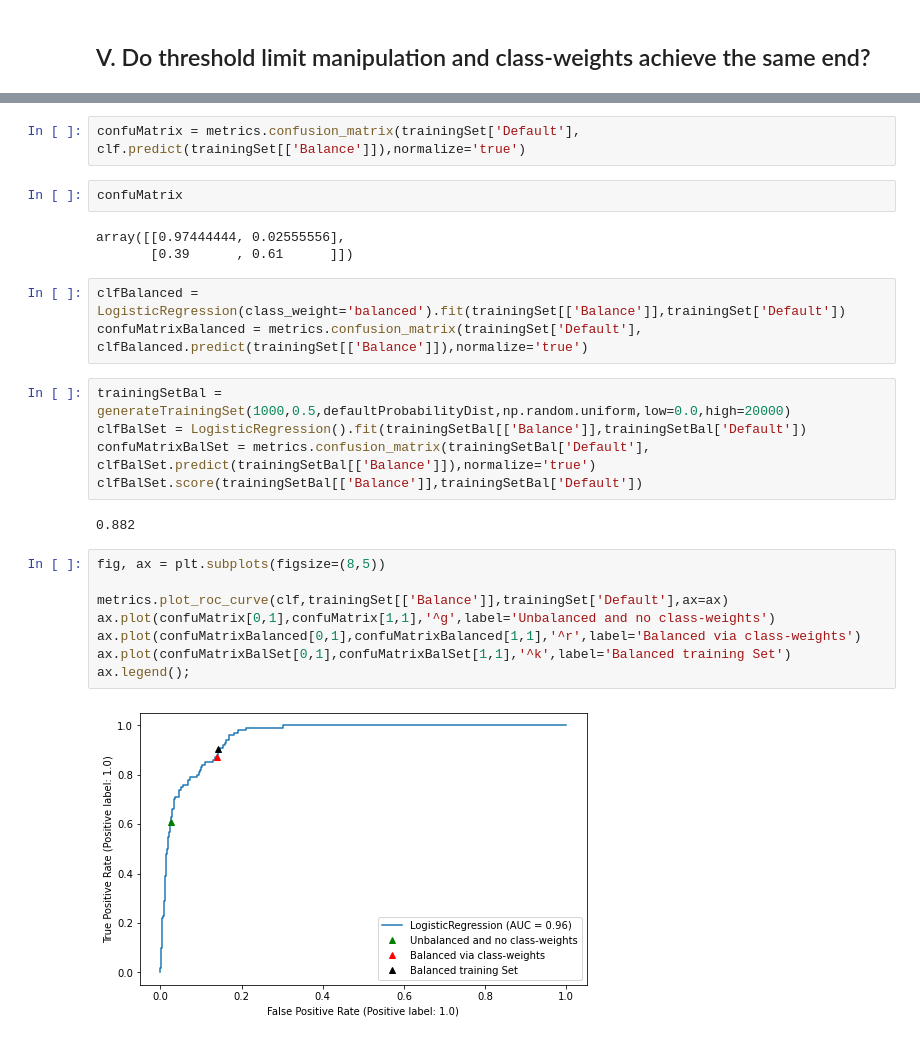
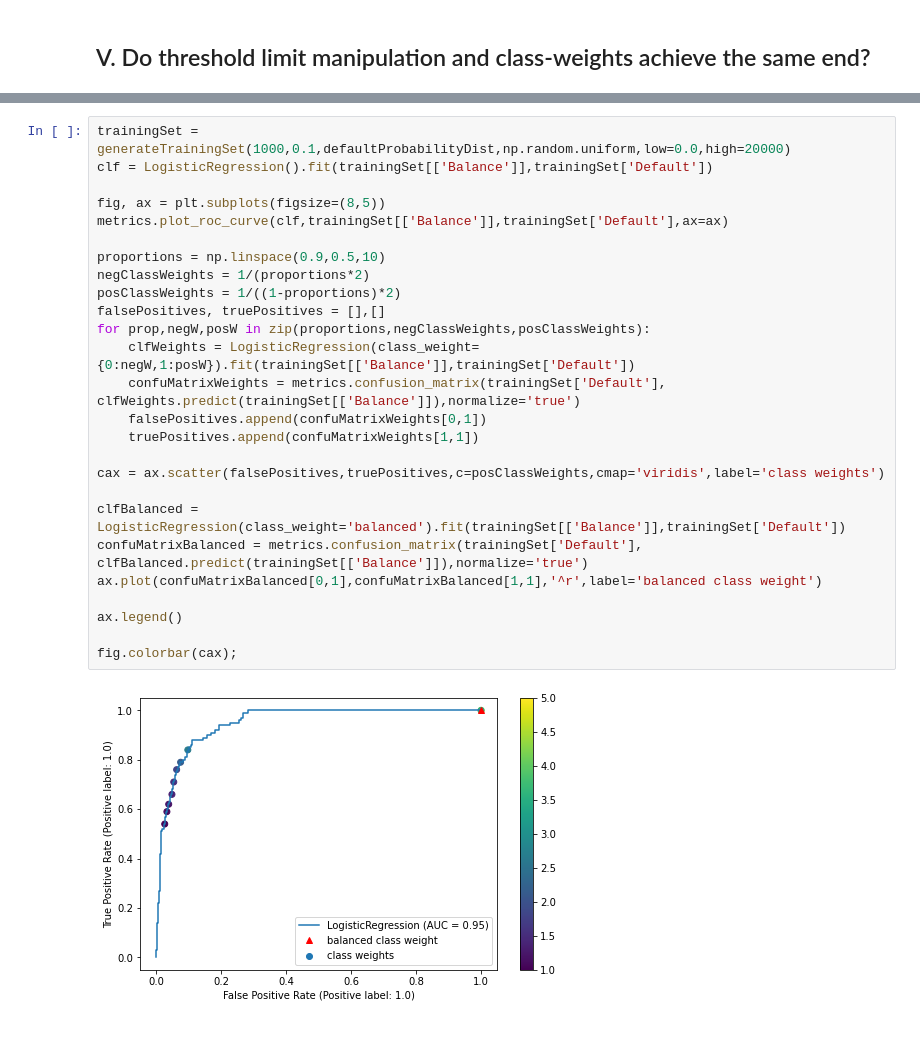
Before and after one commit to AnirbanChakraborty06/StatisticalLearning-ConfusionToClarity, a Jupyter notebook: AnswersAndDemos/Class weights and threshold in Logistic Regression.ipynb, the cells around one changed output, grey strips where cells are left out. Saved outputs shown, nothing was run; the diff lists cells and outputs as text.

```diff
--- a/AnswersAndDemos/Class weights and threshold in Logistic Regression.ipynb
+++ b/AnswersAndDemos/Class weights and threshold in Logistic Regression.ipynb
@@ -303,28 +289,29 @@ clf.score(trainingSet[['Balance']],trainingSet['Default'])
-# %%
-confuMatrix = metrics.confusion_matrix(trainingSet['Default'], clf.predict(trainingSet[['Balance']]),normalize='true')
-# %%
-confuMatrix
-# %% [output]
-array([[0.97444444, 0.02555556],
-       [0.39      , 0.61      ]])
-# %%
-clfBalanced = LogisticRegression(class_weight='balanced').fit(trainingSet[['Balance']],trainingSet['Default'])
-confuMatrixBalanced = metrics.confusion_matrix(trainingSet['Default'], clfBalanced.predict(trainingSet[['Balance']]),normalize='true')
-# %%
-trainingSetBal = generateTrainingSet(1000,0.5,defaultProbabilityDist,np.random.uniform,low=0.0,high=20000)
-clfBalSet = LogisticRegression().fit(trainingSetBal[['Balance']],trainingSetBal['Default'])
-confuMatrixBalSet = metrics.confusion_matrix(trainingSetBal['Default'], clfBalSet.predict(trainingSetBal[['Balance']]),normalize='true')
-clfBalSet.score(trainingSetBal[['Balance']],trainingSetBal['Default'])
-# %% [output]
-0.882
-# %%
-fig, ax = plt.subplots(figsize=(8,5))
-
-metrics.plot_roc_curve(clf,trainingSet[['Balance']],trainingSet['Default'],ax=ax)
-ax.plot(confuMatrix[0,1],confuMatrix[1,1],'^g',label='Unbalanced and no class-weights')
-ax.plot(confuMatrixBalanced[0,1],confuMatrixBalanced[1,1],'^r',label='Balanced via class-weights')
-ax.plot(confuMatrixBalSet[0,1],confuMatrixBalSet[1,1],'^k',label='Balanced training Set')
-ax.legend();
-# %% [output]
-[figure, removed]
+# %%
+trainingSet = generateTrainingSet(1000,0.1,defaultProbabilityDist,np.random.uniform,low=0.0,high=20000)
+clf = LogisticRegression().fit(trainingSet[['Balance']],trainingSet['Default'])
+
+fig, ax = plt.subplots(figsize=(8,5))
+metrics.plot_roc_curve(clf,trainingSet[['Balance']],trainingSet['Default'],ax=ax)
+
+proportions = np.linspace(0.9,0.5,10)
+negClassWeights = 1/(proportions*2)
+posClassWeights = 1/((1-proportions)*2)
+falsePositives, truePositives = [],[]
+for prop,negW,posW in zip(proportions,negClassWeights,posClassWeights):
+    clfWeights = LogisticRegression(class_weight={0:negW,1:posW}).fit(trainingSet[['Balance']],trainingSet['Default'])
+    confuMatrixWeights = metrics.confusion_matrix(trainingSet['Default'], clfWeights.predict(trainingSet[['Balance']]),normalize='true')
+    falsePositives.append(confuMatrixWeights[0,1])
+    truePositives.append(confuMatrixWeights[1,1])
+
+cax = ax.scatter(falsePositives,truePositives,c=posClassWeights,cmap='viridis',label='class weights')
+
+clfBalanced = LogisticRegression(class_weight='balanced').fit(trainingSet[['Balance']],trainingSet['Default'])
+confuMatrixBalanced = metrics.confusion_matrix(trainingSet['Default'], clfBalanced.predict(trainingSet[['Balance']]),normalize='true')
+ax.plot(confuMatrixBalanced[0,1],confuMatrixBalanced[1,1],'^r',label='balanced class weight')
+
+ax.legend()
+
+fig.colorbar(cax);
+# %% [output]
+[figure, added]
 # %% [markdown]
```
Also changed, not shown: parts of 5 cells of this notebook.
